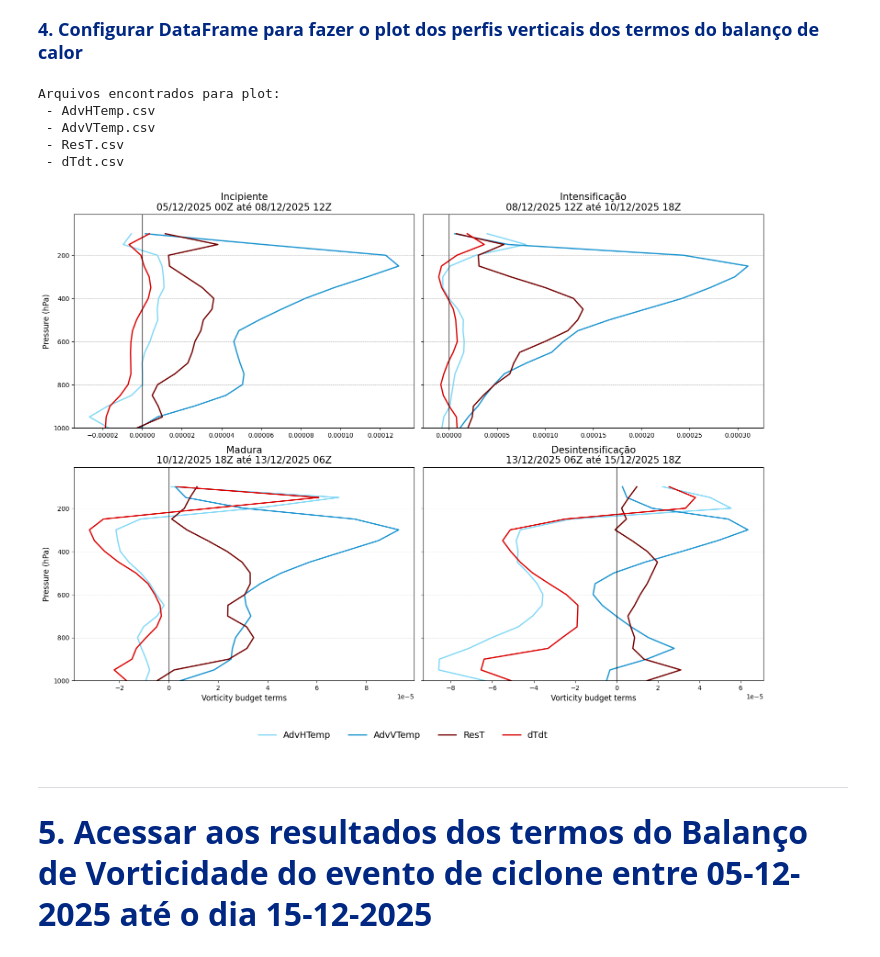
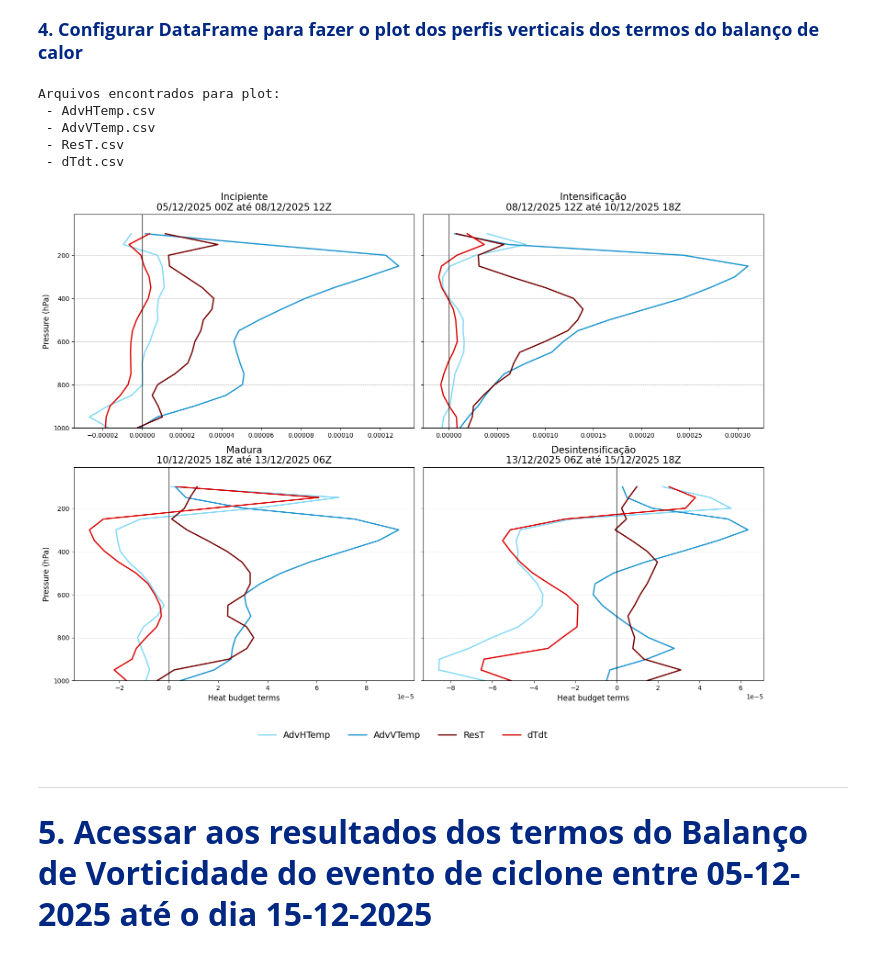
Before and after one commit to RonaldRN/Monitorias_IAG-USP, a Jupyter notebook: Meteorologia-Sinotica-III/2026/Aula-2_Hovmoller_Perfis-verticais/vertical_profile_phases_ciclones.ipynb, the cells around one changed output. Cells and saved outputs as stored; diff of their text form; code cells hidden in the pictures.

```diff
--- a/Meteorologia-Sinotica-III/2026/Aula-2_Hovmoller_Perfis-verticais/vertical_profile_phases_ciclones.ipynb
+++ b/Meteorologia-Sinotica-III/2026/Aula-2_Hovmoller_Perfis-verticais/vertical_profile_phases_ciclones.ipynb
@@ -194,7 +194,7 @@ for ax, (fase_nome, start_date, end_date) in zip(axes, fases):
 # Labels apenas na borda externa
 # ==========================================================
 for ax in axes[2:]:
-    ax.set_xlabel('Vorticity budget terms', fontsize=12)
+    ax.set_xlabel('Heat budget terms', fontsize=12)
 
 for ax in [axes[0], axes[2]]:
     ax.set_ylabel('Pressure (hPa)', fontsize=12)
@@ -206,34 +206,34 @@ handles, labels = axes[0].get_legend_handles_labels()
 fig.legend(
     handles, labels,
     loc='lower center',
     ncol=4,
     fontsize=14,
     frameon=False,
     bbox_to_anchor=(0.5, -0.02)
 )
 
 # ==========================================================
 # Ajuste final e salvar figura
 # ==========================================================
 plt.tight_layout(rect=[0, 0.05, 1, 1])
 
 path_out = os.path.join(path_drive, 'ciclone_dec_2025_track', 'Figuras_Perfis_Verticais')
 os.makedirs(path_out, exist_ok=True)
 
 plt.savefig(
     os.path.join(path_out, f'vertical_profiles_4phases_{budget}.png'),
     dpi=300,
     bbox_inches='tight'
 )
 
 plt.show()
 # %% [output]
 Arquivos encontrados para plot:
  - AdvHTemp.csv
  - AdvVTemp.csv
  - ResT.csv
  - dTdt.csv
-[figure, old version]
+[figure, new version]
 # %% [markdown]
 <hr size=5 color='#002883'>
 
```
Also changed, not shown: parts of 1 cell of this notebook, 1 other file.
